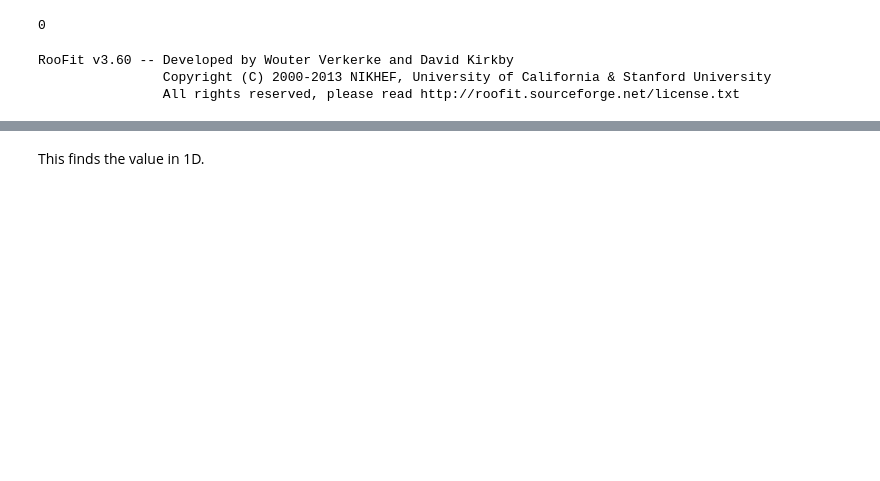
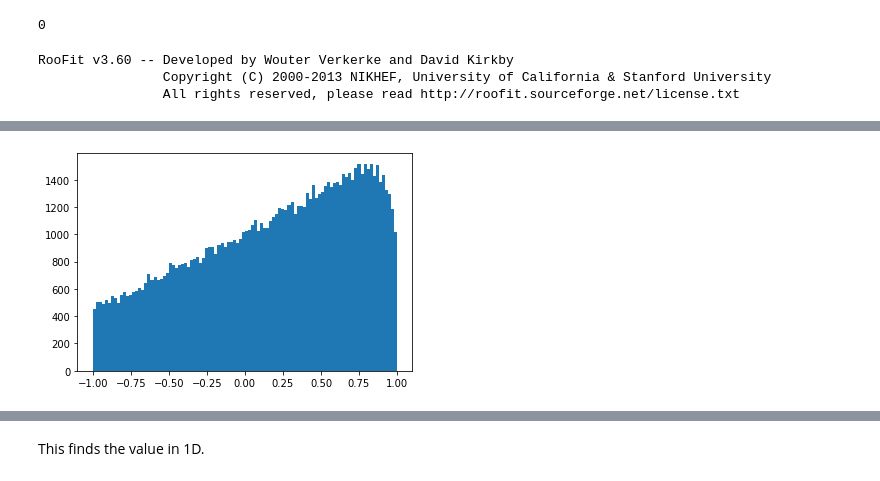
Before and after one commit to alatios/lb2jpsil_lambda-emdm-measurement, a Jupyter notebook: 99_convolution_root.ipynb, the cells around one changed output, grey strips where cells are left out. Drawn from its saved outputs; the diff is of its cells as text; code cells hidden in the pictures; blank space fills up the shorter version.

```diff
--- a/99_convolution_root.ipynb
+++ b/99_convolution_root.ipynb
@@ -127,0 +170,5 @@ plt.show()
+# %%
+data_theta_conv.write("theta_conv_test.dat")
+df_theta_conv = pd.read_csv('theta_conv_test.dat', sep=" ", header=None)
+df_theta_conv.drop(columns=[2], inplace=True)
+df_theta_conv.rename(columns={0: 'cos_theta', 1: 'phi'}, inplace=True)
@@ -127,0 +193,5 @@ plt.show()
+# %%
+plt.hist(df_theta_conv['cos_theta'],bins=100)
+plt.show()
+# %% [output]
+[figure, added]
```
Also changed, not shown: parts of 64 cells of this notebook, 4 other files.
